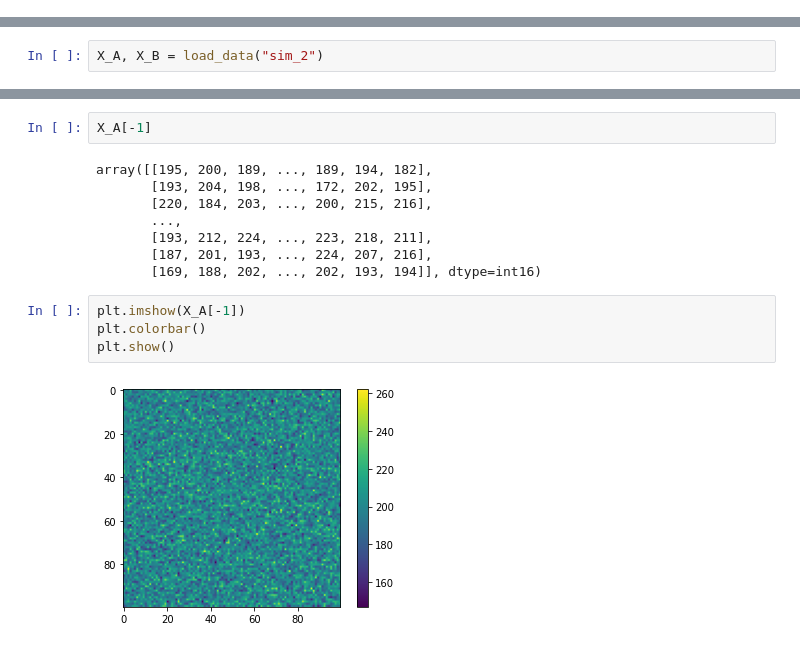
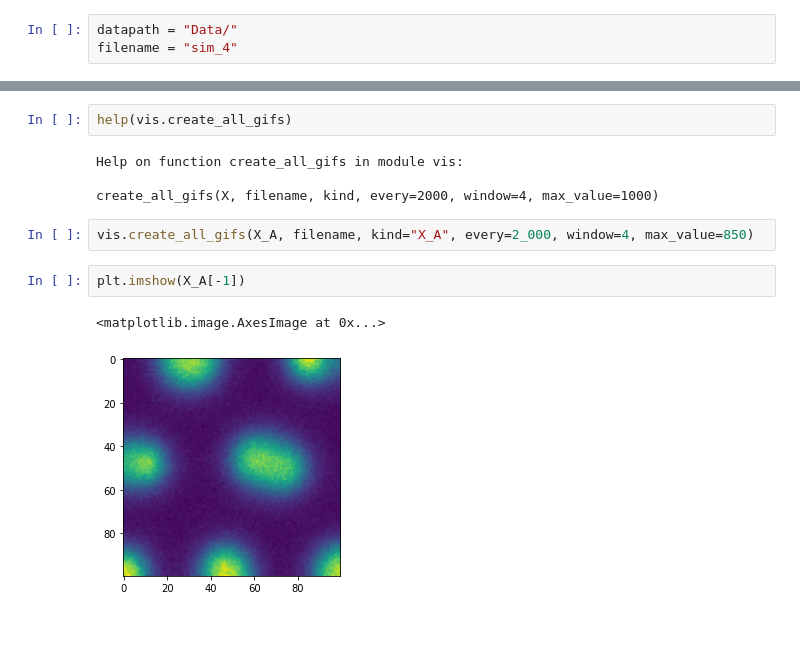
Before and after one commit to KCGallagher/Schnakenberg_Sim, a Jupyter notebook: visualize.ipynb, the cells around one changed output, grey strips where cells are left out. Drawn from its saved outputs; the diff is of its cells as text.

Commit message:
finish workflow, add visualizations, still making gifs

```diff
--- a/visualize.ipynb
+++ b/visualize.ipynb
@@ -6,0 +8,3 @@ import workflow as wf
+# %%
+datapath = "Data/"
+filename = "sim_4"
@@ -16,2 +14,0 @@ def load_data(filename):
-# %%
-X_A, X_B = load_data("sim_2")
@@ -101,16 +23,13 @@ def plot_3d(M, filename, suffix, save=True, zlim=None, dpi=300):
-# %%
-X_A[-1]
-# %% [output]
-array([[195, 200, 189, ..., 189, 194, 182],
-       [193, 204, 198, ..., 172, 202, 195],
-       [220, 184, 203, ..., 200, 215, 216],
-       ...,
-       [193, 212, 224, ..., 223, 218, 211],
-       [187, 201, 193, ..., 224, 207, 216],
-       [169, 188, 202, ..., 202, 193, 194]], dtype=int16)
+# %%
+help(vis.create_all_gifs)
+# %% [output]
+Help on function create_all_gifs in module vis:
+
+create_all_gifs(X, filename, kind, every=2000, window=4, max_value=1000)
+# %%
+vis.create_all_gifs(X_A, filename, kind="X_A", every=2_000, window=4, max_value=850)
 # %%
 plt.imshow(X_A[-1])
-plt.colorbar()
-plt.show()
 # %% [output]
+<matplotlib.image.AxesImage at 0x...>
-[figure, old version]
+[figure, new version]
```
Also changed, not shown: parts of 22 cells of this notebook, 10 other files.
